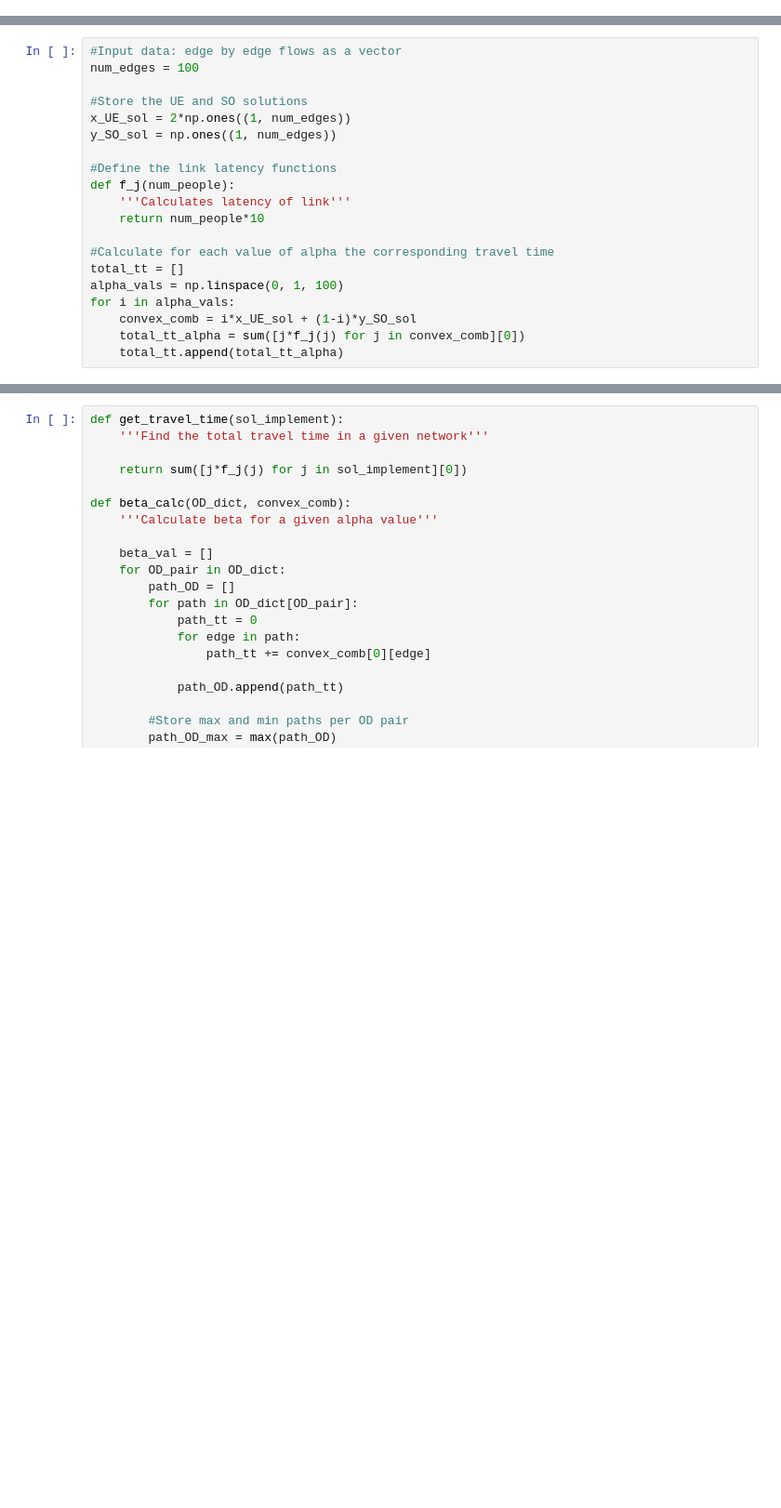
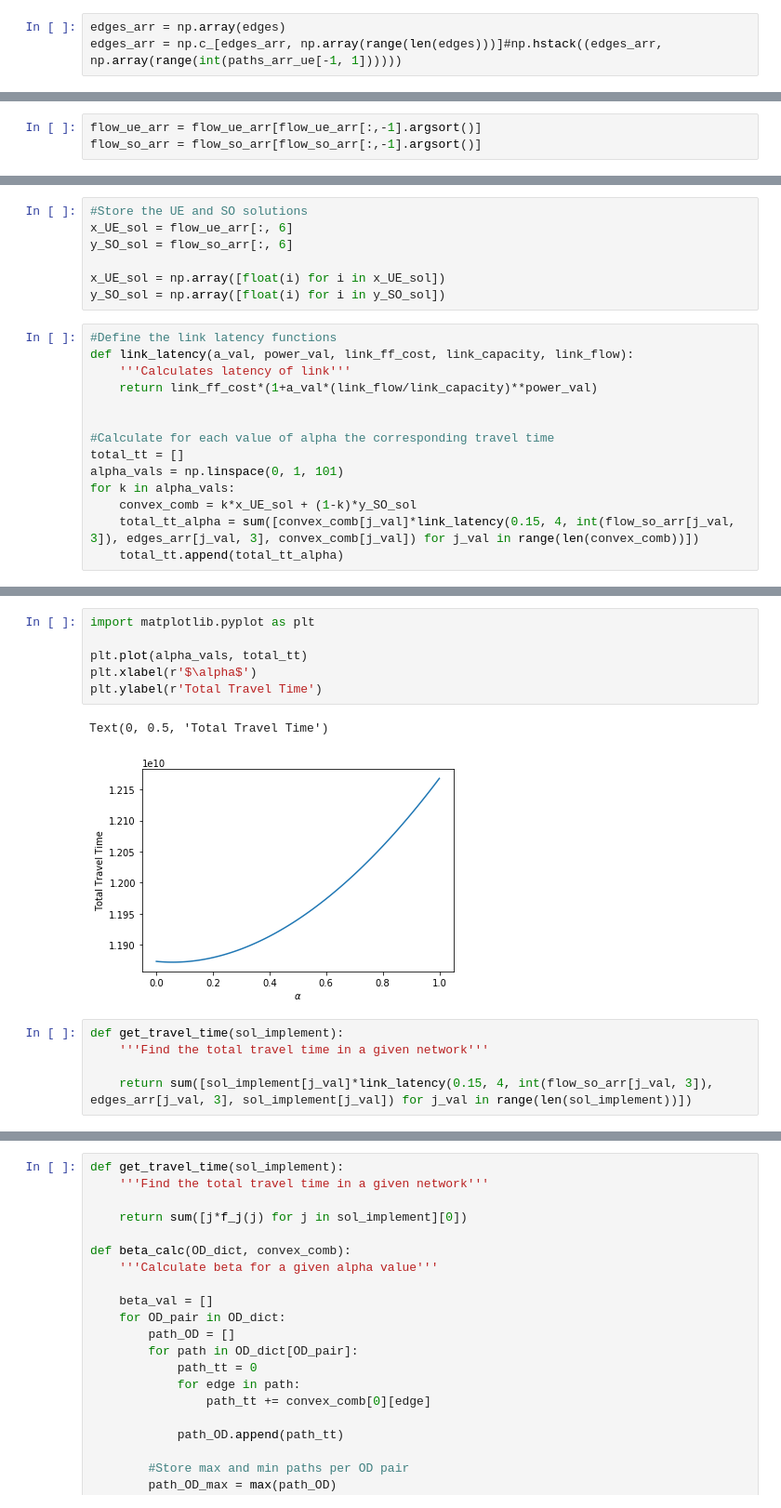
Before and after one commit to StanfordASL/fair-routing, a Jupyter notebook: differential_pricing.ipynb, the cells around one changed output, grey strips where cells are left out. Shown: that part at 93% size. Saved outputs shown, nothing was run; the diff lists cells and outputs as text; blank space fills up the shorter version.

```diff
--- a/differential_pricing.ipynb
+++ b/differential_pricing.ipynb
@@ -3,0 +53,3 @@ import numpy as np
+# %%
+edges_arr = np.array(edges)
+edges_arr = np.c_[edges_arr, np.array(range(len(edges)))]#np.hstack((edges_arr, np.array(range(int(paths_arr_ue[-1, 1])))))
@@ -3,0 +82,3 @@ import numpy as np
+# %%
+flow_ue_arr = flow_ue_arr[flow_ue_arr[:,-1].argsort()]
+flow_so_arr = flow_so_arr[flow_so_arr[:,-1].argsort()]
@@ -4,20 +123,21 @@ import numpy as np
+# %%
+#Store the UE and SO solutions
+x_UE_sol = flow_ue_arr[:, 6]
+y_SO_sol = flow_so_arr[:, 6]
+
+x_UE_sol = np.array([float(i) for i in x_UE_sol])
+y_SO_sol = np.array([float(i) for i in y_SO_sol])
 # %%
-#Input data: edge by edge flows as a vector
-num_edges = 100
+#Define the link latency functions
+def link_latency(a_val, power_val, link_ff_cost, link_capacity, link_flow):
+    '''Calculates latency of link'''
+    return link_ff_cost*(1+a_val*(link_flow/link_capacity)**power_val)
 
-#Store the UE and SO solutions
-x_UE_sol = 2*np.ones((1, num_edges))
-y_SO_sol = np.ones((1, num_edges))
-
-#Define the link latency functions
-def f_j(num_people):
-    '''Calculates latency of link'''
-    return num_people*10
 
 #Calculate for each value of alpha the corresponding travel time
 total_tt = []
-alpha_vals = np.linspace(0, 1, 100)
-for i in alpha_vals:
-    convex_comb = i*x_UE_sol + (1-i)*y_SO_sol
-    total_tt_alpha = sum([j*f_j(j) for j in convex_comb][0])
+alpha_vals = np.linspace(0, 1, 101)
+for k in alpha_vals:
+    convex_comb = k*x_UE_sol + (1-k)*y_SO_sol
+    total_tt_alpha = sum([convex_comb[j_val]*link_latency(0.15, 4, int(flow_so_arr[j_val, 3]), edges_arr[j_val, 3], convex_comb[j_val]) for j_val in range(len(convex_comb))])
     total_tt.append(total_tt_alpha)
@@ -23,0 +156,14 @@ for i in alpha_vals:
+# %%
+import matplotlib.pyplot as plt
+
+plt.plot(alpha_vals, total_tt)
+plt.xlabel(r'$\alpha$')
+plt.ylabel(r'Total Travel Time')
+# %% [output]
+Text(0, 0.5, 'Total Travel Time')
+[figure, added]
+# %%
+def get_travel_time(sol_implement):
+    '''Find the total travel time in a given network'''
+
+    return sum([sol_implement[j_val]*link_latency(0.15, 4, int(flow_so_arr[j_val, 3]),  edges_arr[j_val, 3], sol_implement[j_val]) for j_val in range(len(sol_implement))])
```
Also changed, not shown: parts of 40 cells of this notebook.
